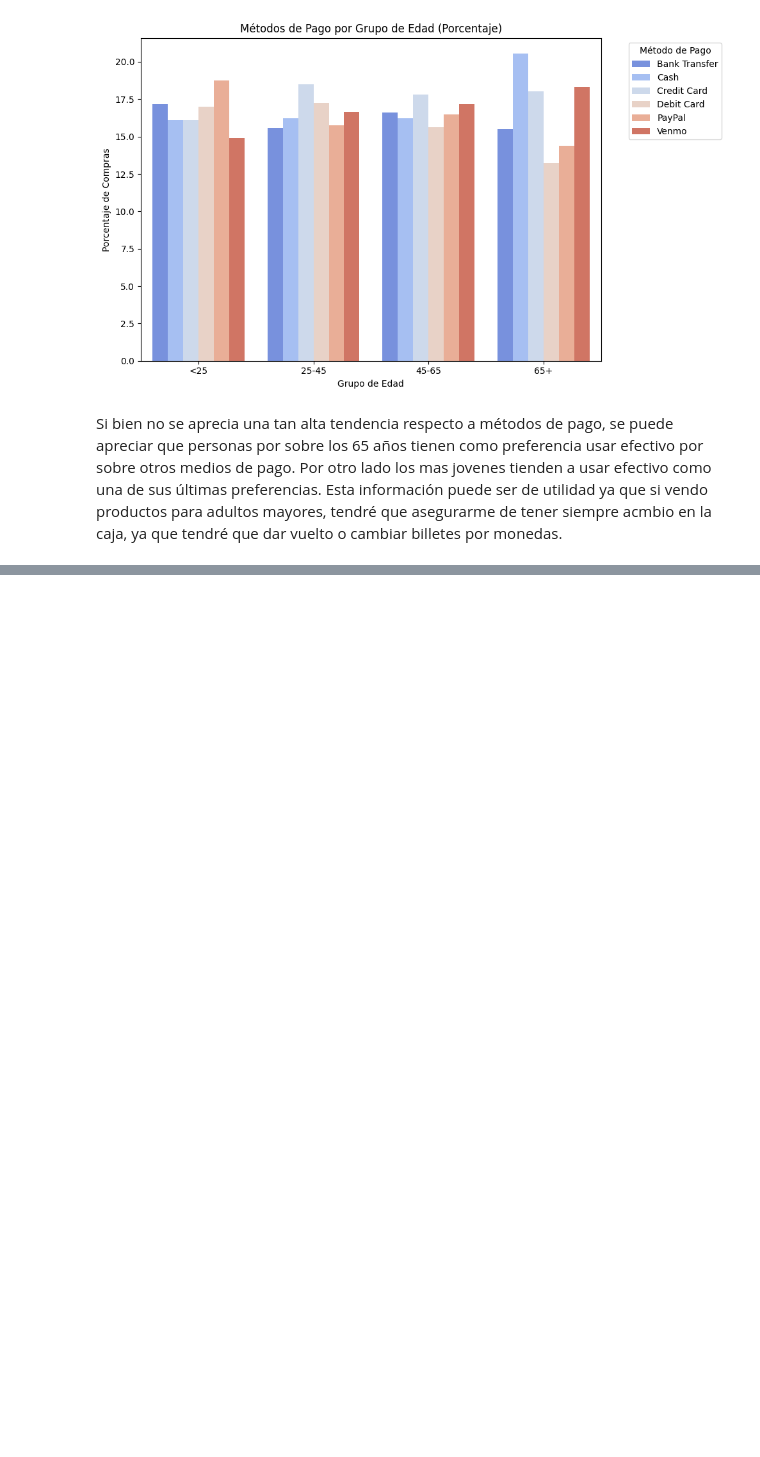
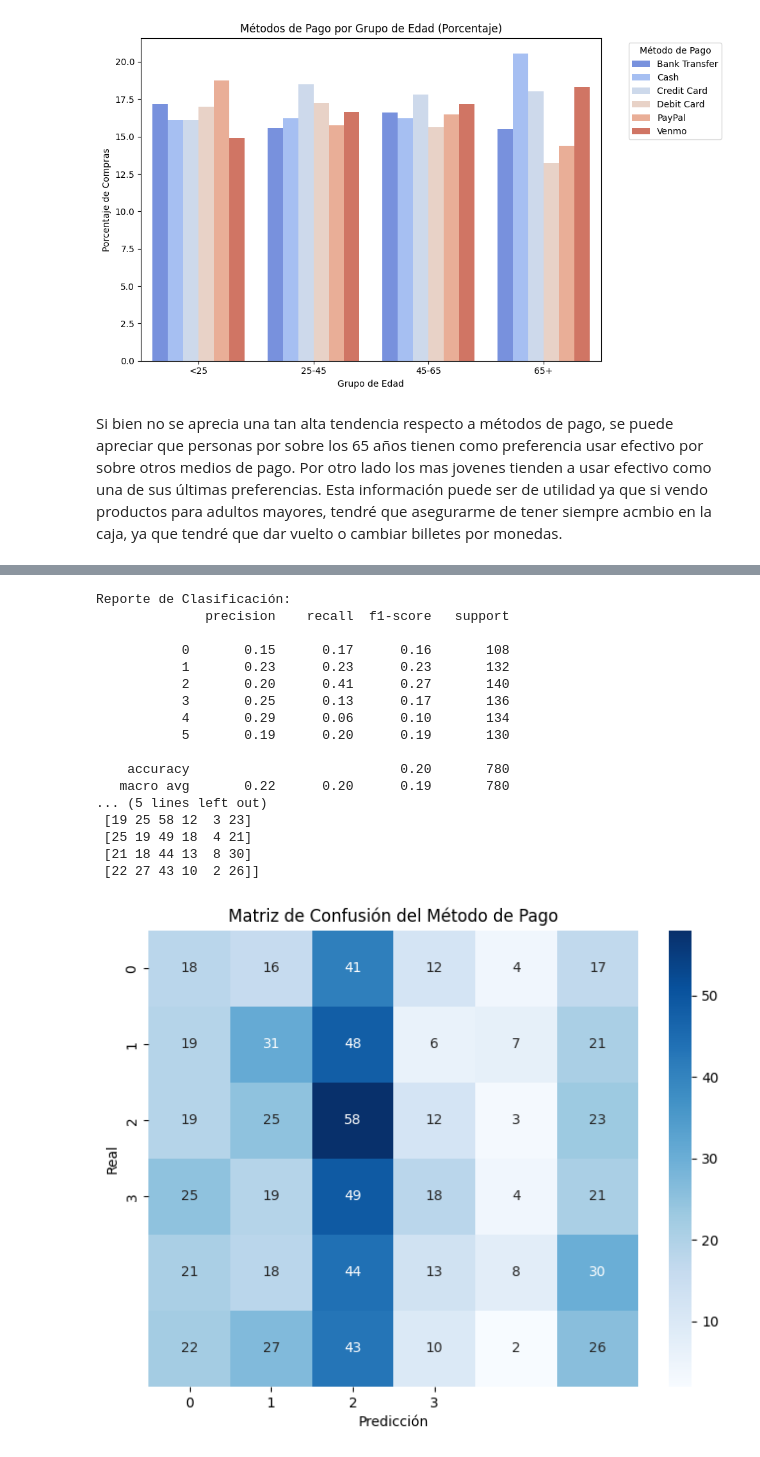
Before and after one commit to joaks/coderhouse, a Jupyter notebook: Joaquin_Sepulveda.ipynb, the cells around one changed output, grey strips where cells are left out. Drawn from its saved outputs; the diff is of its cells as text; code cells hidden in the pictures; blank space fills up the shorter version.

```diff
--- a/Joaquin_Sepulveda.ipynb
+++ b/Joaquin_Sepulveda.ipynb
@@ -260,0 +242,76 @@ Se puede apreciar que no existe correlación alguna entre las variables númeric
+# %%
+# Preprocesamiento de los datos
+
+# Eliminar columnas que no son útiles para la predicción
+df = df.drop(columns=['Customer ID', 'Item Purchased', 'Category', 'Size', 'Color', 'Preferred Payment Method'])
+# %%
+
+# Convertir variables categóricas a numéricas con LabelEncoder
+from sklearn.preprocessing import LabelEncoder
+
+label_enc = LabelEncoder()
+df['Gender'] = label_enc.fit_transform(df['Gender'])  # 'Male' será 1 y 'Female' será 0
+df['Subscription Status'] = label_enc.fit_transform(df['Subscription Status'])  # 'Yes' será 1, 'No' será 0
+df['Payment Method'] = label_enc.fit_transform(df['Payment Method'])  # Método de pago
+df['Shipping Type'] = label_enc.fit_transform(df['Shipping Type'])  # Tipo de envío
+df['Discount Applied'] = label_enc.fit_transform(df['Discount Applied'])  # 'Yes' será 1 y 'No' será 0
+df['Promo Code Used'] = label_enc.fit_transform(df['Promo Code Used'])  # 'Yes' será 1 y 'No' será 0
+df['Frequency of Purchases'] = label_enc.fit_transform(df['Frequency of Purchases'])  # Frecuencia de compras
+df['Age Group'] = label_enc.fit_transform(df['Age Group'])
+
+# Definir las características (X) y el objetivo (y)
+X = df.drop(columns=['Payment Method'])  # Usar todas las columnas excepto el método de pago
+y = df['Payment Method']  # Esta es la columna objetivo que queremos predecir
+
+# Dividir los datos en entrenamiento y prueba
+from sklearn.model_selection import train_test_split
+X_train, X_test, y_train, y_test = train_test_split(X, y, test_size=0.2, random_state=42)
+
+# Entrenamiento del modelo de clasificación (Regresión Logística)
+from sklearn.linear_model import LogisticRegression
+
+model = LogisticRegression(max_iter=1000)
+model.fit(X_train, y_train)
+
+# Predicción
+y_pred = model.predict(X_test)
+
+# Evaluación del modelo
+from sklearn.metrics import classification_report, confusion_matrix
+
+print("Reporte de Clasificación:")
+print(classification_report(y_test, y_pred))
+
+# Matriz de confusión
+conf_matrix = confusion_matrix(y_test, y_pred)
+print("Matriz de Confusión:")
+print(conf_matrix)
+
+# Visualización de la matriz de confusión con etiquetas correctas
+plt.figure(figsize=(8, 6))
+sns.heatmap(conf_matrix, annot=True, fmt='d', cmap='Blues',
+            xticklabels=label_enc.classes_,
+            yticklabels=label_enc.classes_)
+plt.title('Matriz de Confusión del Método de Pago')
+plt.xlabel('Predicción')
+plt.ylabel('Real')
+plt.show()
+# %% [output]
+Reporte de Clasificación:
+              precision    recall  f1-score   support
+
+           0       0.15      0.17      0.16       108
+           1       0.23      0.23      0.23       132
+           2       0.20      0.41      0.27       140
+           3       0.25      0.13      0.17       136
+           4       0.29      0.06      0.10       134
+           5       0.19      0.20      0.19       130
+
+    accuracy                           0.20       780
+   macro avg       0.22      0.20      0.19       780
+... (5 lines left out)
+ [19 25 58 12  3 23]
+ [25 19 49 18  4 21]
+ [21 18 44 13  8 30]
+ [22 27 43 10  2 26]]
+[figure, added]
```
Also changed, not shown: parts of 12 cells of this notebook.
